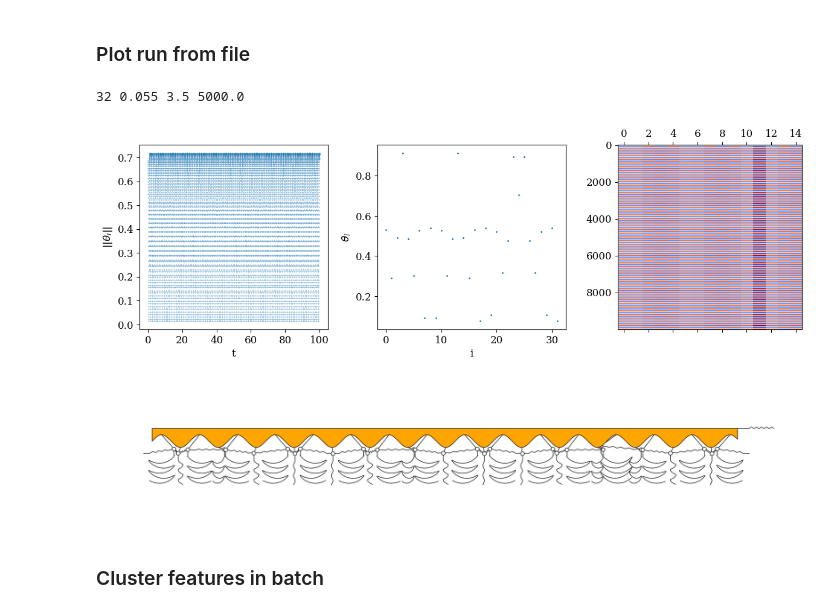
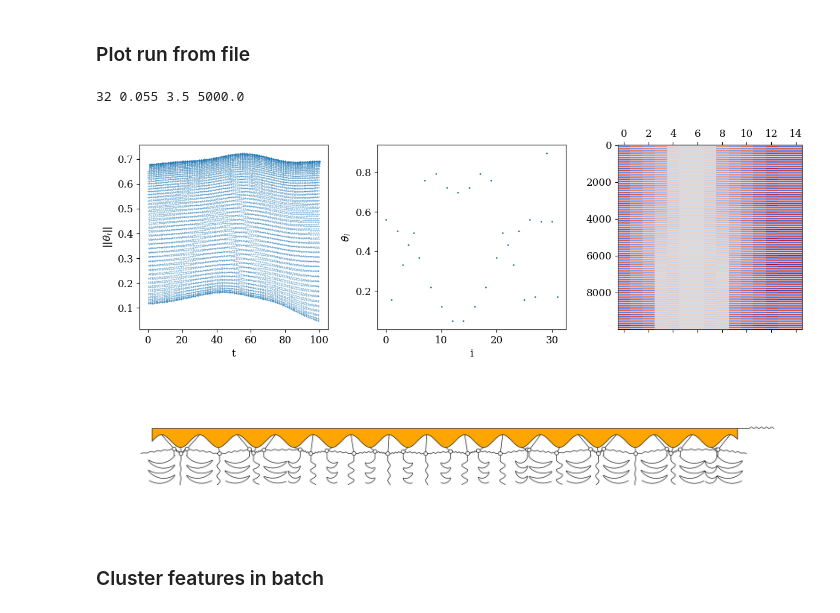
Before and after one commit to znicolaou/snakingoscillators, a Jupyter notebook: pendula/plotpendula.ipynb, the cells around one changed output. Drawn from its saved outputs; the diff is of its cells as text; code cells hidden in the pictures.

```diff
--- a/pendula/plotpendula.ipynb
+++ b/pendula/plotpendula.ipynb
@@ -38,5 +34,5 @@ colors = [
 # %%
-filebase='data/randompendula/1014'
+filebase='data/randompendula/1039'
 
 file=open(filebase+'out.dat')
 N,tmax,t1,dt,amp,omega=np.array(file.readlines()[1].split(),dtype=np.float64)
@@ -87,35 +83,35 @@ for n in range(n0,n1-1):
     p1=np.array([dx*(n+1-n0+1)-lengths[n+1]*np.sin(ys[m,n+1]), z0+lengths[n+1]-lengths[n+1]*np.cos(ys[m,n+1])])
     line0 = plt.Polygon(spring(p0,p1,10,0.05),fill=None,closed=None,edgecolor='black', lw=2)
     plt.gca().add_patch(line0)
 n=np.mod(n1-1,N)+1
 p0=np.array([dx*(n1-n0)-lengths[n1-1]*np.sin(ys[m,n1-1]), z0+lengths[n1-1]-lengths[n1-1]*np.cos(ys[m,n1-1])])
 p1=np.array([dx*(n1-n0+1)-lengths[n]*np.sin(ys[m,n]), z0+lengths[n]-lengths[n]*np.cos(ys[m,n])])
 line0 = plt.Polygon(spring(p0,p1,10,0.05),fill=None,closed=None,edgecolor='black', lw=2)
 plt.gca().add_patch(line0)
 
 
 
 for n in range(n0,n1):
     circle = plt.Circle((dx*(n-n0+1)-lengths[n]*np.sin(ys[m,n]), z0+lengths[n]-lengths[n]*np.cos(ys[m,n])), radius=0.15, facecolor='white',edgecolor='black',lw=2)
     line = plt.Polygon([(dx*(n-n0+1), z0+lengths[n]),(dx*(n-n0+1)-lengths[n]*np.sin(ys[m,n]), z0+lengths[n]-lengths[n]*np.cos(ys[m,n]))],fill=None,closed=None,edgecolor='black', lw=2)
     line2 = plt.Polygon(np.concatenate([[(dx*(n-n0+1)-lengths[n]*np.sin(ys[m,n]), z0+lengths[n]-lengths[n]*np.cos(ys[m,n]))],np.transpose([dx*(n-n0+1)-lengths[n]*np.sin(ys[m:m-dm:-1,n]), z0+lengths[n]-lengths[n]*np.cos(ys[m:m-dm:-1,n])-0.5-2/dm*np.arange(dm)])]),fill=None,closed=None,edgecolor='black', lw=2)
     plt.gca().add_patch(line)
     plt.gca().add_patch(line2)
     plt.gca().add_patch(circle)
 
 ceiling=plt.Polygon(np.concatenate([[[dx/2, 2+z0]],[[x, z0+f(x)] for x in np.arange(dx/2,(n1-n0)*dx+dx/2,dx/10)],[[(n1-n0)*dx+dx/2-dx/10, 2+z0]]]),closed=True,facecolor='orange',edgecolor='black',lw=2)
 plt.gca().add_patch(ceiling)
 line3=plt.Polygon(np.concatenate([[[(n1-n0)*dx+dx/2-dx/10,2+z0]],np.transpose([(n1-n0)*dx+dx+2/dm*np.arange(dm),2-amp*np.cos(2*np.pi*dt*(m-np.arange(dm)))])]),fill=None,closed=None,edgecolor='black', lw=2)
 plt.gca().add_patch(line3)
 
 plt.axis('scaled')
 plt.axis('off')
 
 plt.show()
 # %% [output]
 32 0.055 3.5 5000.0
-[figure, old version]
+[figure, new version]
-[figure, old version]
+[figure, new version]
 # %%
 delta=0.35
 omega=3.5
```
Also changed, not shown: parts of 12 cells of this notebook, 6 other files.
